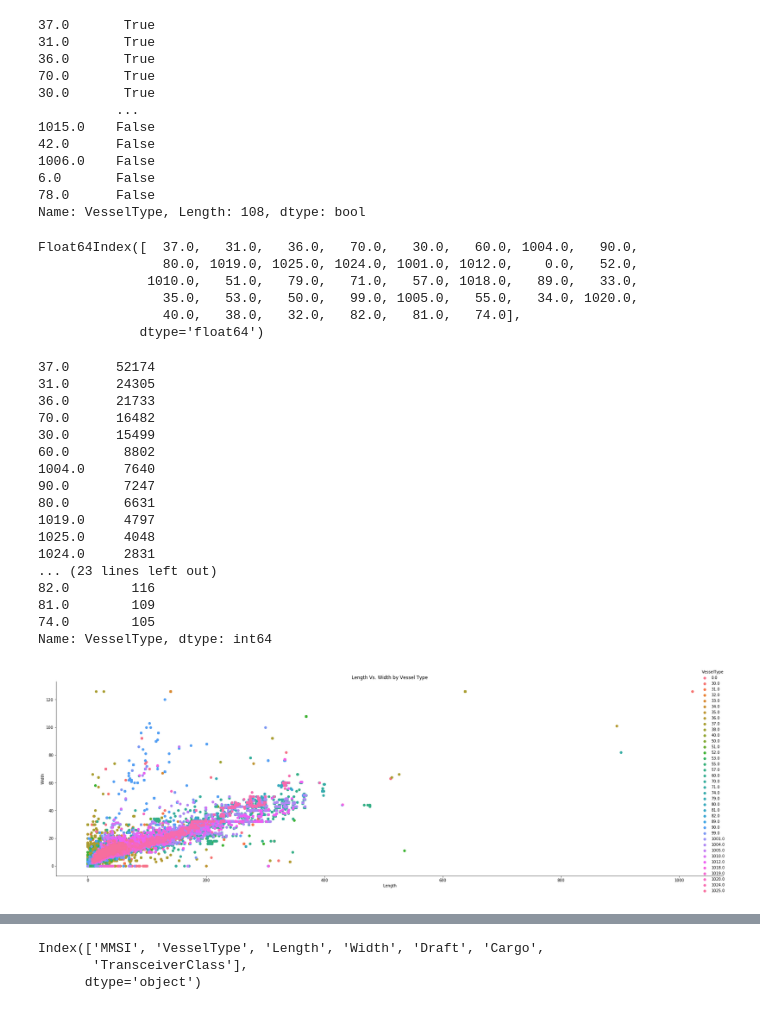
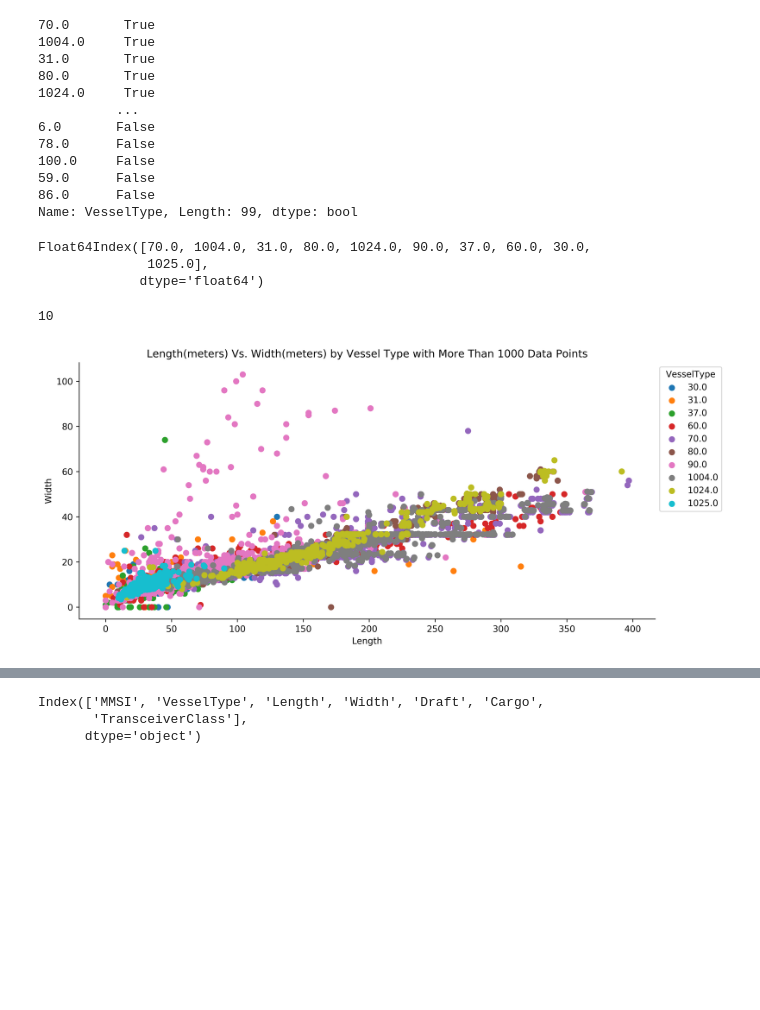
Before and after one commit to bhaktashivani/ECE228Project, a Jupyter notebook: notebooks/MilestoneDataPlots.ipynb, the cells around one changed output, grey strips where cells are left out. Saved outputs shown, nothing was run; the diff lists cells and outputs as text; code cells hidden in the pictures; blank space fills up the shorter version.

Commit message:
Updates for Poster presentation and new file for cleaning data for LSTM

```diff
--- a/notebooks/MilestoneDataPlots.ipynb
+++ b/notebooks/MilestoneDataPlots.ipynb
@@ -15,0 +11,2 @@ df = pd.read_csv("uniqueMMSI.csv")
+# %%
+df = pd.read_csv("/mnt/windows/Users/Public/Documents/ECE278/project/uniqueData/uniqueMMSI_withDraft.csv")
@@ -16,60 +19,44 @@ df = pd.read_csv("uniqueMMSI.csv")
 # %%
-df.VesselType.value_counts() > 100
+df.VesselType.value_counts() > 1000
 # %% [output]
-37.0       True
+70.0       True
+1004.0     True
 31.0       True
-36.0       True
-70.0       True
-30.0       True
+80.0       True
+1024.0     True
           ...
-1015.0    False
-42.0      False
-1006.0    False
 6.0       False
 78.0      False
-Name: VesselType, Length: 108, dtype: bool
+100.0     False
+59.0      False
+86.0      False
+Name: VesselType, Length: 99, dtype: bool
 # %%
 val_counts = df.VesselType.value_counts()
-thresh = val_counts[val_counts >  100]
+thresh = val_counts[val_counts >  1000]
 # %%
 thresh.index
 # %% [output]
-Float64Index([  37.0,   31.0,   36.0,   70.0,   30.0,   60.0, 1004.0,   90.0,
-                80.0, 1019.0, 1025.0, 1024.0, 1001.0, 1012.0,    0.0,   52.0,
-              1010.0,   51.0,   79.0,   71.0,   57.0, 1018.0,   89.0,   33.0,
-                35.0,   53.0,   50.0,   99.0, 1005.0,   55.0,   34.0, 1020.0,
-                40.0,   38.0,   32.0,   82.0,   81.0,   74.0],
+Float64Index([70.0, 1004.0, 31.0, 80.0, 1024.0, 90.0, 37.0, 60.0, 30.0,
+              1025.0],
              dtype='float64')
 # %%
 df = df[df.VesselType.isin(thresh.index)]
 df = df[df.VesselType.notna()]
 df.VesselType.value_counts()
+print(len(df.VesselType.unique()))
 # %% [output]
-37.0      52174
-31.0      24305
-36.0      21733
-70.0      16482
-30.0      15499
-60.0       8802
-1004.0     7640
-90.0       7247
-80.0       6631
-1019.0     4797
-1025.0     4048
-1024.0     2831
-... (23 lines left out)
-82.0        116
-81.0        109
-74.0        105
-Name: VesselType, dtype: int64
+10
 # %%
-fg = seaborn.FacetGrid(data=df,hue="VesselType",height=8,aspect = 3,legend_out=True)
-fg.map(plt.scatter, "Length","Width").add_legend()
-plt.title("Length Vs. Width by Vessel Type")
+fg = seaborn.FacetGrid(data=df,hue="VesselType",height=5,aspect = 2)
+fg.map(plt.scatter, "Length","Width")
+plt.rcParams['figure.dpi']=600
+plt.title("Length(meters) Vs. Width(meters) by Vessel Type with More Than 1000 Data Points")
 plt.tight_layout()
+plt.legend(loc="upper left",title="VesselType",bbox_to_anchor=(1, 1))
 plt.savefig("scatter.png")
 # %% [output]
-[figure, old version]
+[figure, new version]
 # %%
 plt.figure(figsize=(14, 7))
 plt.xticks(rotation = 45)
```
Also changed, not shown: parts of 4 cells of this notebook, 9 other files.
